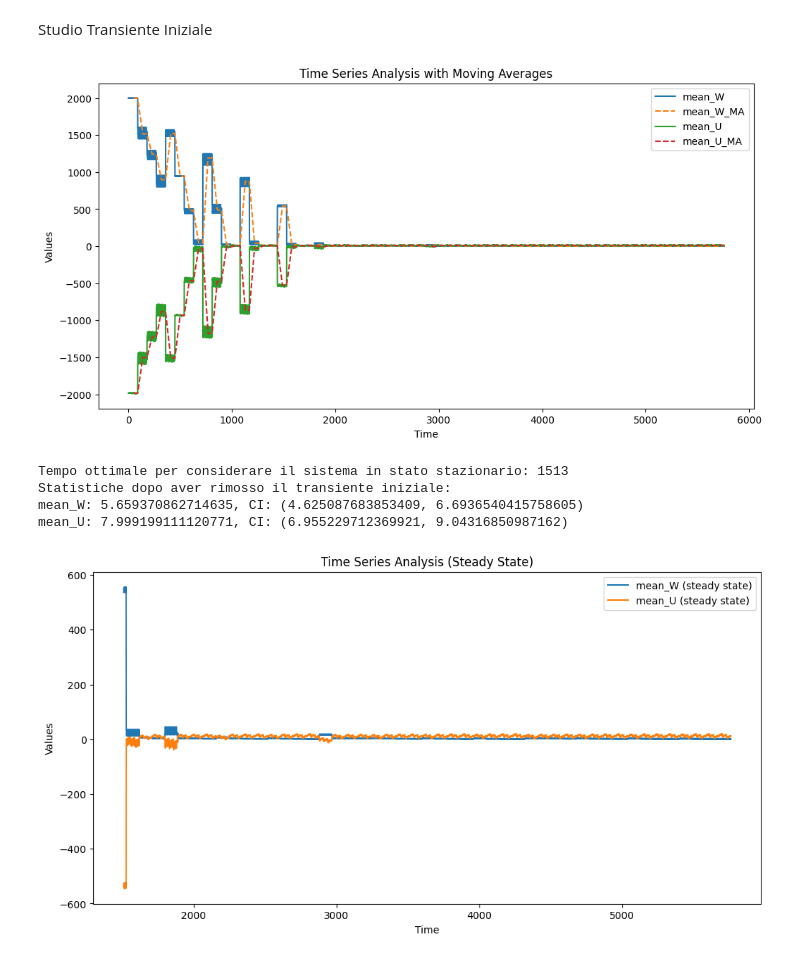
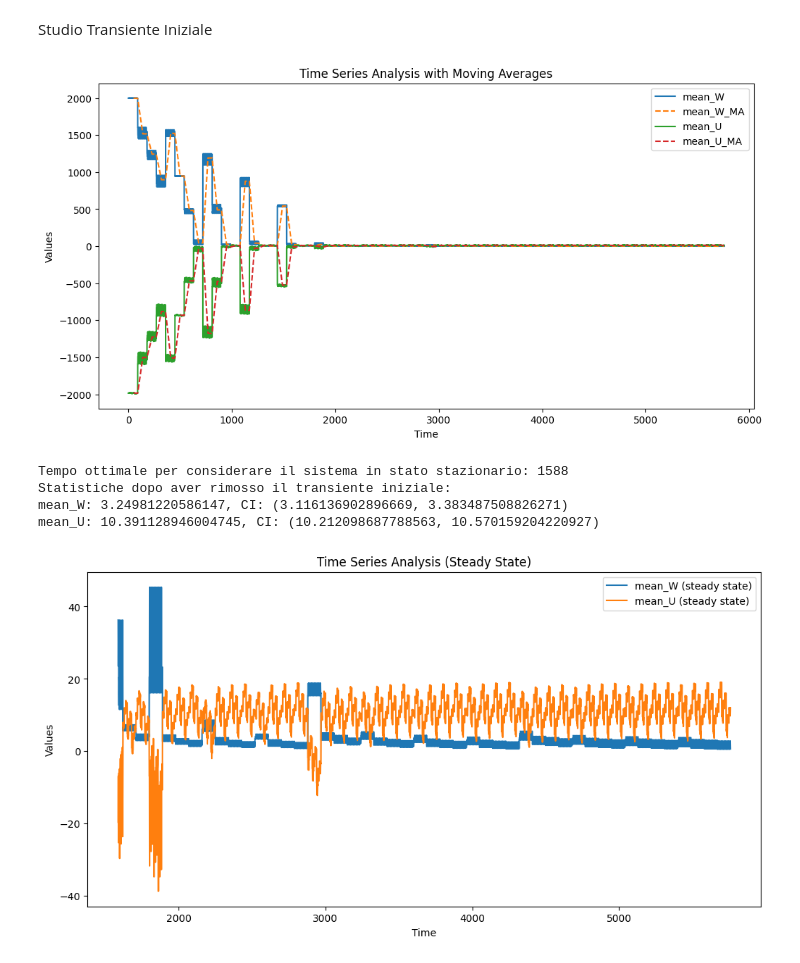
Before and after one commit to Stintipacchio/TandemQueueSystem_Simulation, a Jupyter notebook: src/Analysis/Analysis.ipynb, the cells around one changed output. Saved outputs shown, nothing was run; the diff lists cells and outputs as text; code cells hidden in the pictures.

```diff
--- a/src/Analysis/Analysis.ipynb
+++ b/src/Analysis/Analysis.ipynb
@@ -143,7 +143,7 @@ def moving_average(data, window_size):
 
 # Funzione per trovare il punto di stabilizzazione
 def find_stabilization_point(data):
-    window_size = len(data) // 50  # Utilizziamo il 50% della lunghezza dei dati come finestra
+    window_size = len(data) // 50  # Utilizziamo il 2% della lunghezza dei dati come finestra
     threshold = np.std(data) * 0.05  # Utilizziamo il 5% della deviazione standard come threshold iniziale
 
     for i in range(window_size, len(data)):
@@ -181,40 +181,43 @@ plt.show()
 stabilization_point_W = find_stabilization_point(results_df['mean_W_MA'])
 stabilization_point_U = find_stabilization_point(results_df['mean_U_MA'])
 stabilization_point = max(stabilization_point_W, stabilization_point_U)
+stabilization_point += stabilization_point//20  # Aggiungere il 2% per garantire che il sistema sia completamente stabile
 
 print(f'Tempo ottimale per considerare il sistema in stato stazionario: {stabilization_point}')
 
 # Rimuovere i primi punti fino al punto di stabilizzazione
 steady_state_data = results_df.iloc[stabilization_point:]
 
 # Ricalcolare le statistiche dopo aver rimosso il transiente iniziale
 mean_W_steady_state = np.mean(steady_state_data['mean_W'])
 ci_low_W_steady_state, ci_high_W_steady_state = stats.t.interval(0.95, len(steady_state_data['mean_W'])-1, loc=mean_W_steady_state, scale=stats.sem(steady_state_data['mean_W']))
 
 mean_U_steady_state = np.mean(steady_state_data['mean_U'])
 ci_low_U_steady_state, ci_high_U_steady_state = stats.t.interval(0.95, len(steady_state_data['mean_U'])-1, loc=mean_U_steady_state, scale=stats.sem(steady_state_data['mean_U']))
 
 # Visualizzare i risultati
 print(f'Statistiche dopo aver rimosso il transiente iniziale:')
 print(f'mean_W: {mean_W_steady_state}, CI: ({ci_low_W_steady_state}, {ci_high_W_steady_state})')
 print(f'mean_U: {mean_U_steady_state}, CI: ({ci_low_U_steady_state}, {ci_high_U_steady_state})')
 
 # Visualizzare le serie temporali ricalcolate
 plt.figure(figsize=(12, 6))
 plt.plot(steady_state_data['mean_W'], label='mean_W (steady state)')
 plt.plot(steady_state_data['mean_U'], label='mean_U (steady state)')
 plt.xlabel('Time')
 plt.ylabel('Values')
 plt.title('Time Series Analysis (Steady State)')
 plt.legend()
 plt.show()
+
+results_df = steady_state_data
 # %% [output]
 [figure]
-Tempo ottimale per considerare il sistema in stato stazionario: 1513
+Tempo ottimale per considerare il sistema in stato stazionario: 1588
 Statistiche dopo aver rimosso il transiente iniziale:
-mean_W: 5.659370862714635, CI: (4.625087683853409, 6.6936540415758605)
-mean_U: 7.999199111120771, CI: (6.955229712369921, 9.04316850987162)
+mean_W: 3.24981220586147, CI: (3.116136902896669, 3.383487508826271)
+mean_U: 10.391128946004745, CI: (10.212098687788563, 10.570159204220927)
-[figure, old version]
+[figure, new version]
 # %%
 # Generare grafici
 
```
Also changed, not shown: parts of 3 cells of this notebook, 1 other file.
